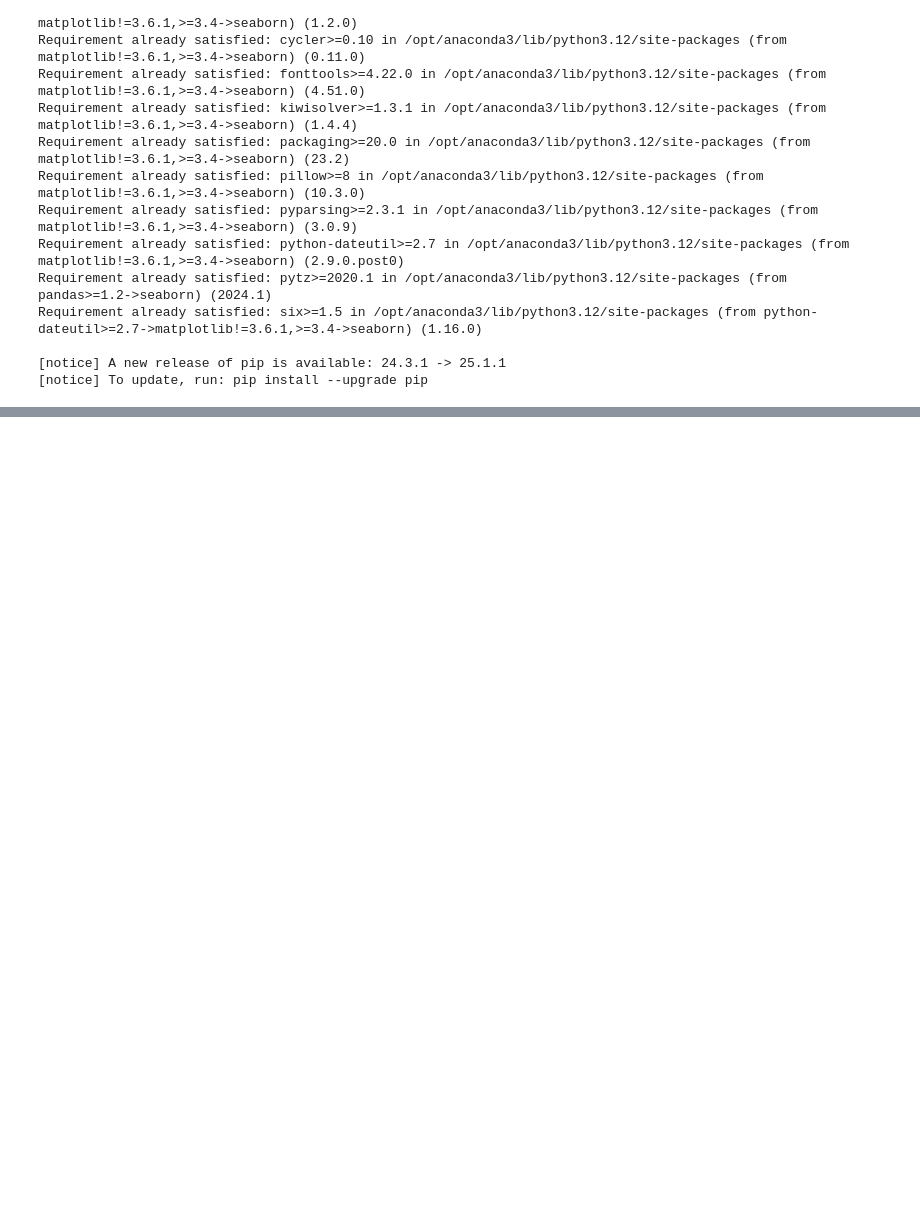
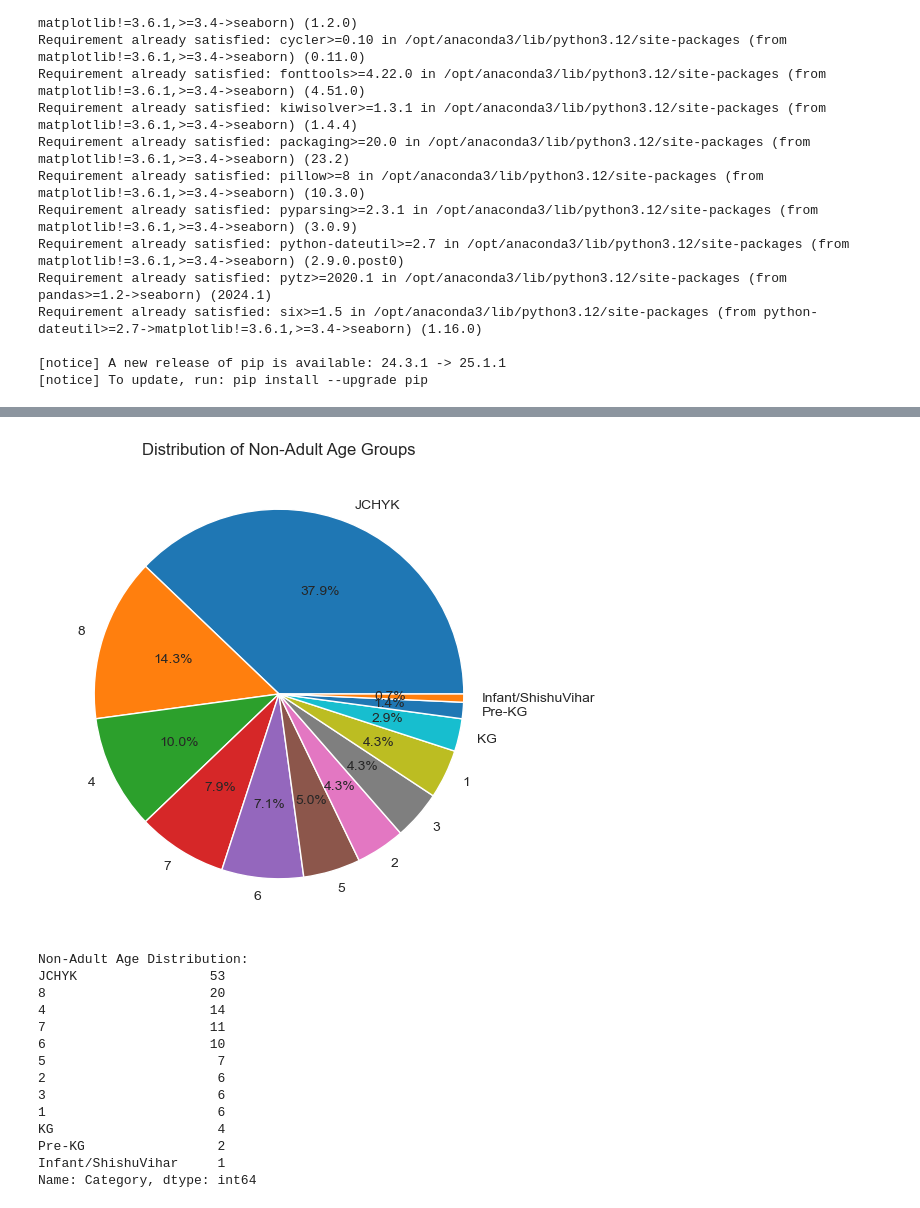
Before and after one commit to CMSJ-MSC/MSC-Registration-CheckIn, a Jupyter notebook: analytics.ipynb, the cells around one changed output, grey strips where cells are left out. Drawn from its saved outputs; the diff is of its cells as text; code cells hidden in the pictures; blank space fills up the shorter version.

```diff
--- a/analytics.ipynb
+++ b/analytics.ipynb
@@ -96,3 +95,31 @@ Gender Distribution:
 F    519
 M    408
 Name: Participants.gender, dtype: int64
+# %%
+# Filter out Adults and analyze remaining age distribution
+non_adults = df[df['Category'] != 'Adult']
+non_adult_dist = non_adults['Category'].value_counts()
+
+plt.figure(figsize=(8, 6))
+plt.pie(non_adult_dist, labels=non_adult_dist.index, autopct='%1.1f%%')
+plt.title('Distribution of Non-Adult Age Groups')
+plt.show()
+
+print("\nNon-Adult Age Distribution:")
+print(non_adult_dist)
+# %% [output]
+[figure, added]
+Non-Adult Age Distribution:
+JCHYK                 53
+8                     20
+4                     14
+7                     11
+6                     10
+5                      7
+2                      6
+3                      6
+1                      6
+KG                     4
+Pre-KG                 2
+Infant/ShishuVihar     1
+Name: Category, dtype: int64
```
Also changed, not shown: parts of 1 cell of this notebook.
